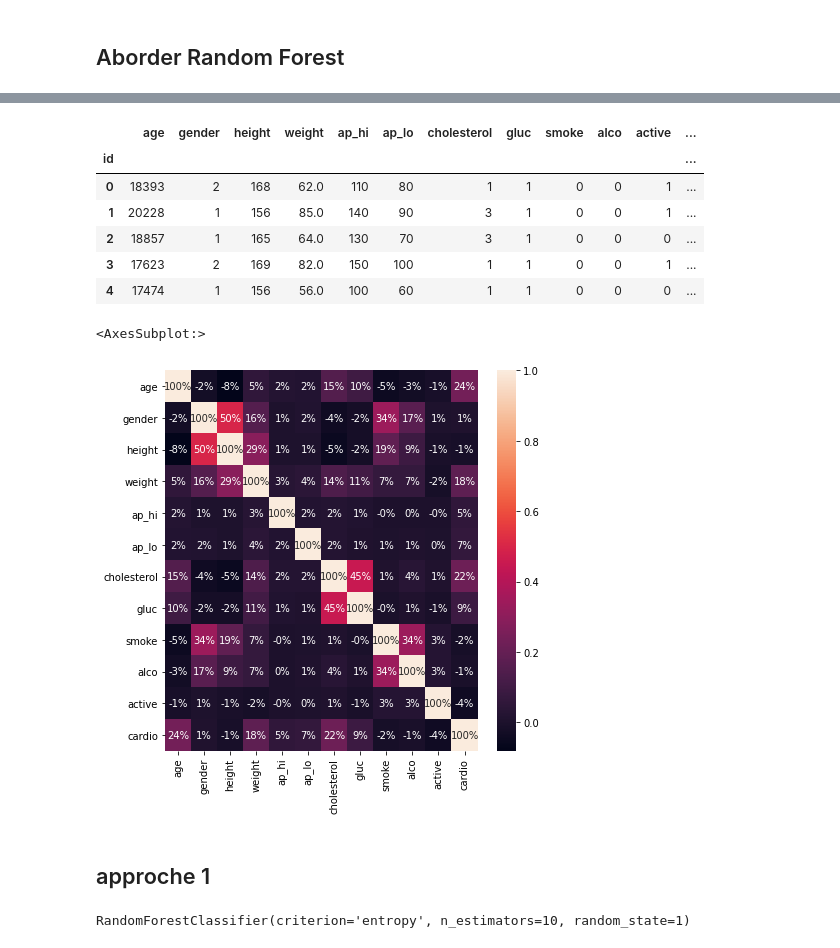
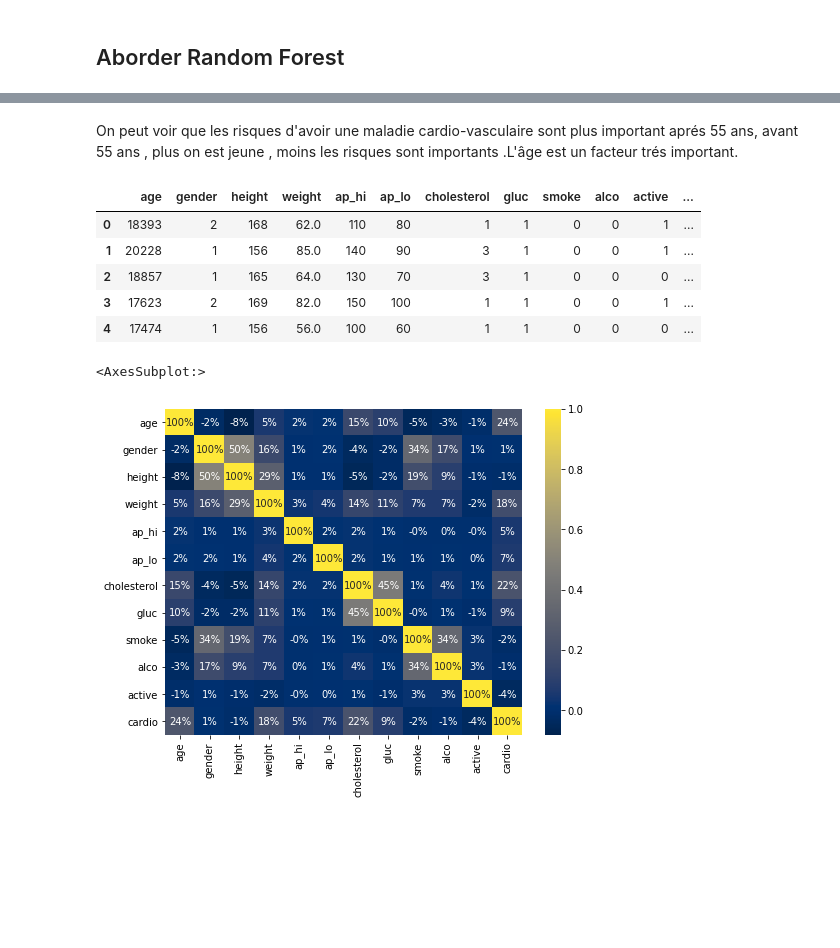
Before and after one commit to fatimaoc/RandomForest_Cardiovascular_diseases, a Jupyter notebook: cardio_classification.ipynb, the cells around one changed output, grey strips where cells are left out. Cells and saved outputs as stored; diff of their text form; code cells hidden in the pictures; blank space fills up the shorter version.

```diff
--- a/cardio_classification.ipynb
+++ b/cardio_classification.ipynb
@@ -71,0 +27,6 @@ Name: cardio, dtype: int64
+# %%
+#lectures des données et affichage des 5 premieres lignes
+data = pd.read_csv('cardio_train.csv', sep=';')
+df = data.copy()
+df = df.drop('id', axis=1)
+df.head()
@@ -105,20 +99,19 @@ df.corr()
+# %% [markdown]
+On peut voir que les risques d'avoir une maladie cardio-vasculaire sont plus important aprés 55 ans, avant 55 ans , plus on est jeune , moins les risques sont importants .L'âge est un facteur trés important.
 # %%
 df.head()
 # %% [output]
 |  | age | gender | height | weight | ap_hi | ap_lo | cholesterol | gluc | smoke | alco | active | ... |
-| id |  |  |  |  |  |  |  |  |  |  |  | ... |
 | 0 | 18393 | 2 | 168 | 62.0 | 110 | 80 | 1 | 1 | 0 | 0 | 1 | ... |
 | 1 | 20228 | 1 | 156 | 85.0 | 140 | 90 | 3 | 1 | 0 | 0 | 1 | ... |
 | 2 | 18857 | 1 | 165 | 64.0 | 130 | 70 | 3 | 1 | 0 | 0 | 0 | ... |
 | 3 | 17623 | 2 | 169 | 82.0 | 150 | 100 | 1 | 1 | 0 | 0 | 1 | ... |
 | 4 | 17474 | 1 | 156 | 56.0 | 100 | 60 | 1 | 1 | 0 | 0 | 0 | ... |
 # %%
-#Visualize the correlation
-import matplotlib.pyplot as plt
-plt.figure(figsize=(7,7))  #7in by 7in
-sns.heatmap(df.corr(), annot=True, fmt='.0%')
+#Visualisation de la correlation
+df.corr()
+plt.figure(figsize=(8,6))
+sns.heatmap(df.corr(),cmap = 'cividis', annot=True, fmt='.0%')
 # %% [output]
 <AxesSubplot:>
-[figure, old version]
+[figure, new version]
-# %% [markdown]
-## approche 1
@@ -140,7 +117,0 @@ X_test = sc.transform(X_test)
-# %%
-# Use Random Forest Classifier
-from sklearn.ensemble import RandomForestClassifier
-forest = RandomForestClassifier(n_estimators = 10, criterion = 'entropy', random_state = 1)
-forest.fit(X_train, Y_train)
-# %% [output]
-RandomForestClassifier(criterion='entropy', n_estimators=10, random_state=1)
```
Also changed, not shown: parts of 58 cells of this notebook.
